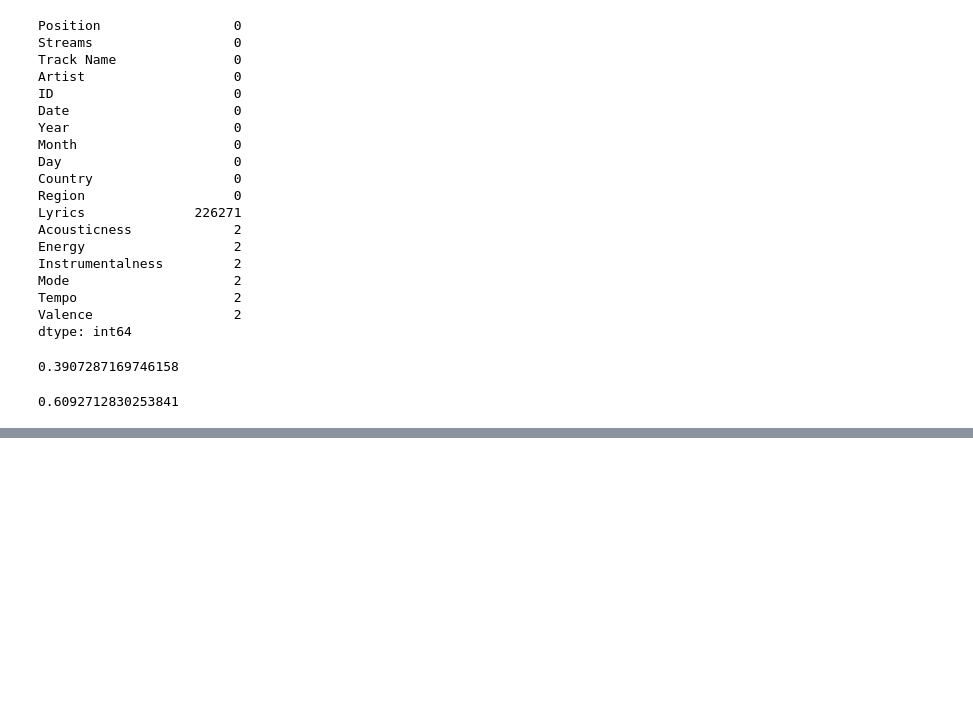
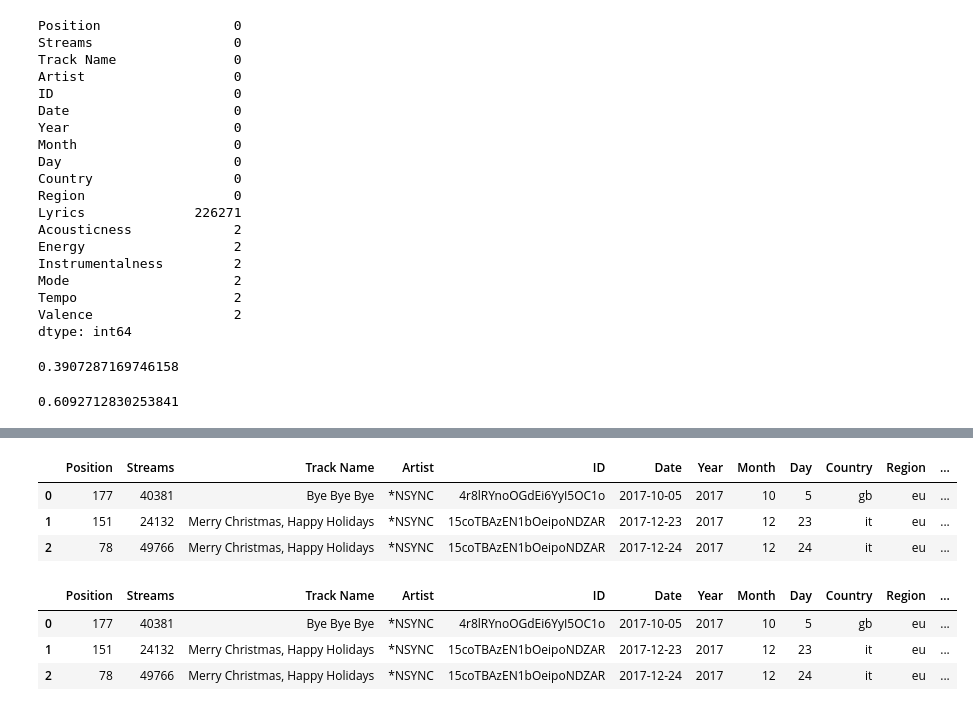
Before and after one commit to yhpf/Capstone-General_Assembly, a Jupyter notebook: 8_top_8_countries.ipynb, the cells around one changed output, grey strips where cells are left out. Saved outputs shown, nothing was run; the diff lists cells and outputs as text; code cells hidden in the pictures; blank space fills up the shorter version.

```diff
--- a/8_top_8_countries.ipynb
+++ b/8_top_8_countries.ipynb
@@ -874,0 +2967,7 @@ dtype: int64
+# %%
+df2.head(3)
+# %% [output]
+|  | Position | Streams | Track Name | Artist | ID | Date | Year | Month | Day | Country | Region | ... |
+| 0 | 177 | 40381 | Bye Bye Bye | *NSYNC | 4r8lRYnoOGdEi6YyI5OC1o | 2017-10-05 | 2017 | 10 | 5 | gb | eu | ... |
+| 1 | 151 | 24132 | Merry Christmas, Happy Holidays | *NSYNC | 15coTBAzEN1bOeipoNDZAR | 2017-12-23 | 2017 | 12 | 23 | it | eu | ... |
+| 2 | 78 | 49766 | Merry Christmas, Happy Holidays | *NSYNC | 15coTBAzEN1bOeipoNDZAR | 2017-12-24 | 2017 | 12 | 24 | it | eu | ... |
@@ -874,0 +2980,7 @@ dtype: int64
+# %%
+df2.head(3)
+# %% [output]
+|  | Position | Streams | Track Name | Artist | ID | Date | Year | Month | Day | Country | Region | ... |
+| 0 | 177 | 40381 | Bye Bye Bye | *NSYNC | 4r8lRYnoOGdEi6YyI5OC1o | 2017-10-05 | 2017 | 10 | 5 | gb | eu | ... |
+| 1 | 151 | 24132 | Merry Christmas, Happy Holidays | *NSYNC | 15coTBAzEN1bOeipoNDZAR | 2017-12-23 | 2017 | 12 | 23 | it | eu | ... |
+| 2 | 78 | 49766 | Merry Christmas, Happy Holidays | *NSYNC | 15coTBAzEN1bOeipoNDZAR | 2017-12-24 | 2017 | 12 | 24 | it | eu | ... |
```
Also changed, not shown: parts of 61 cells of this notebook.
